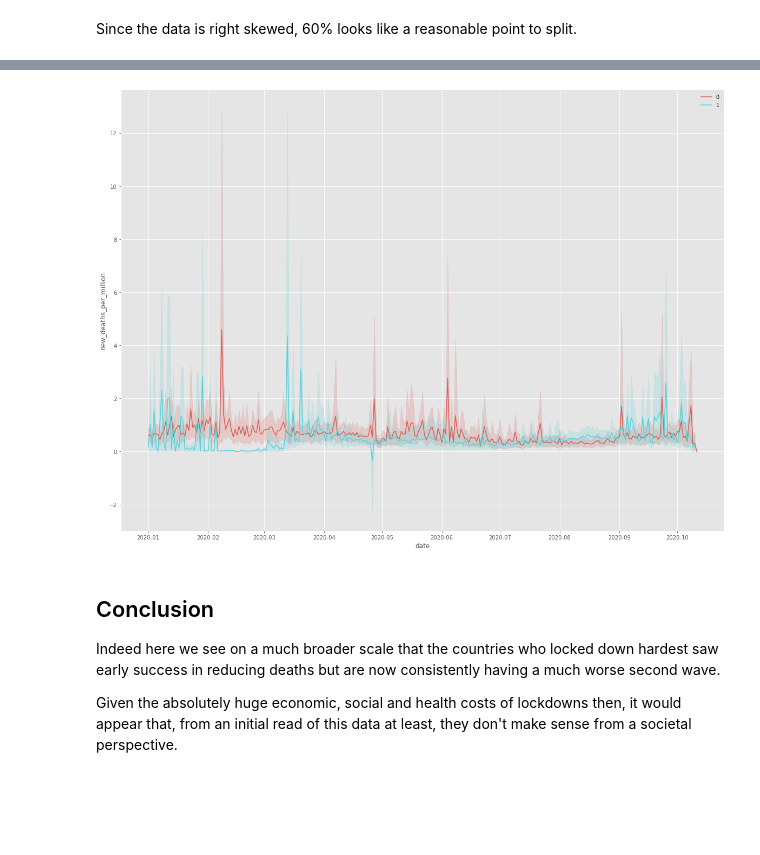
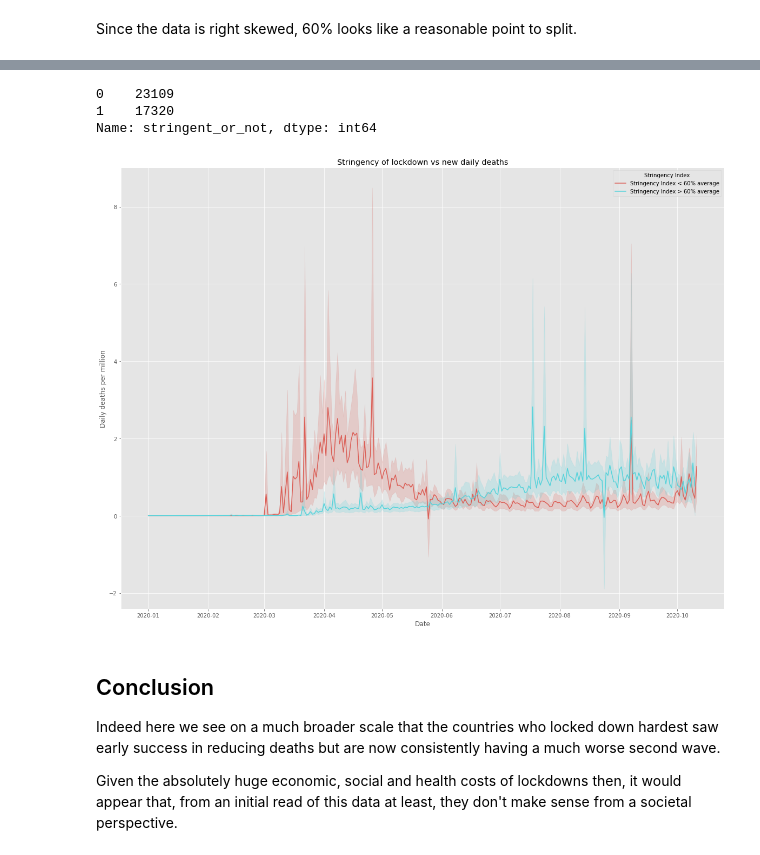
Before and after one commit to londonjevans/Springboard, a Jupyter notebook: COVID.ipynb, the cells around one changed output, grey strips where cells are left out. Drawn from its saved outputs; the diff is of its cells as text; code cells hidden in the pictures; blank space fills up the shorter version.

```diff
--- a/COVID.ipynb
+++ b/COVID.ipynb
@@ -445,6 +431,3 @@ plt.show()
 [figure]
 # %% [markdown]
 If anything, this is invalidating the initial theory further, but bolstering the case for lockdowns being in reaction to a problem with deaths. Perhaps we should look at whether lockdown affected the rate of new deaths in all 3 categories.
-# %%
-df = df.drop('early_lockdown', axis=1)
-df
@@ -521,0 +492,12 @@ plt.show()
+# %%
+g = plt.subplots(figsize=(20,15))
+g = sns.lineplot(data=filtered, x='date', y='new_deaths_per_million', hue=filtered.early_set.to_list(), palette='coolwarm')
+g.legend_.set_title('Stringency Index')
+# replace labels
+new_labels = ['Stringency Index max <= 75% average', '', 'Stringency Index 100% before May 1st 2020']
+for t, l in zip(g.legend_.texts, new_labels):
+    t.set_text(l)
+plt.ylabel('Daily new deaths per million')
+plt.xlabel('Date')
+plt.title('Comparing laissez faire vs stringent lockdown in terms of impact on daily new deaths')
+plt.show()
@@ -543,7 +529,3 @@ for country in stringent:
 
 for country in not_stringent:
     df.loc[df.iso_code == country, 'stringent_or_not'] = 0
-# %%
-tempdf = pd.read_csv('/Users/josevans/Downloads/owid-covid-data.csv', low_memory=False)['new_deaths_per_million']
-df = df.merge(tempdf, left_index=True, right_index=True)
-df.head()
@@ -557,9 +541,23 @@ df.head()
+# %%
+df.stringent_or_not.value_counts()
+# %% [output]
+0    23109
+1    17320
+Name: stringent_or_not, dtype: int64
 # %%
 g = plt.subplots(figsize=(20,15))
-sns.lineplot(data=df, x='date', y='new_deaths_per_million', hue=df.stringent_or_not.to_list(), palette='hls')
+g = sns.lineplot(data=df, x='date', y='new_deaths_per_million', hue=df.stringent_or_not.to_list(), palette='hls')
+g.legend_.set_title('Stringency Index')
+# replace labels
+new_labels = ['Stringency Index < 60% average', 'Stringency Index > 60% average']
+for t, l in zip(g.legend_.texts, new_labels):
+    t.set_text(l)
+plt.ylabel('Daily deaths per million')
+plt.xlabel('Date')
+plt.title('Stringency of lockdown vs new daily deaths')
 plt.show()
 # %% [output]
-[figure, old version]
+[figure, new version]
 # %% [markdown]
 ## Conclusion
 
```
Also changed, not shown: parts of 25 cells of this notebook.
